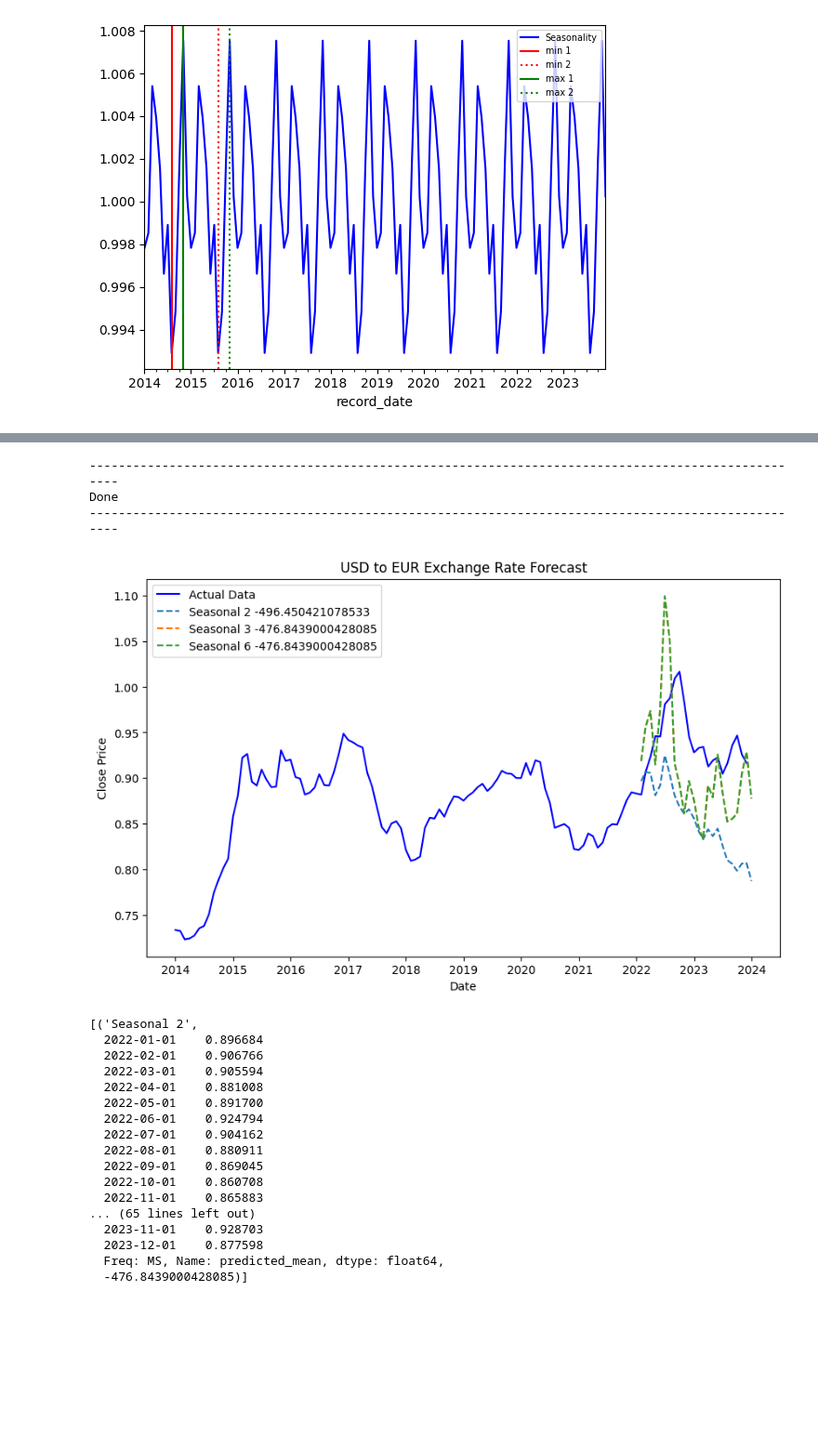
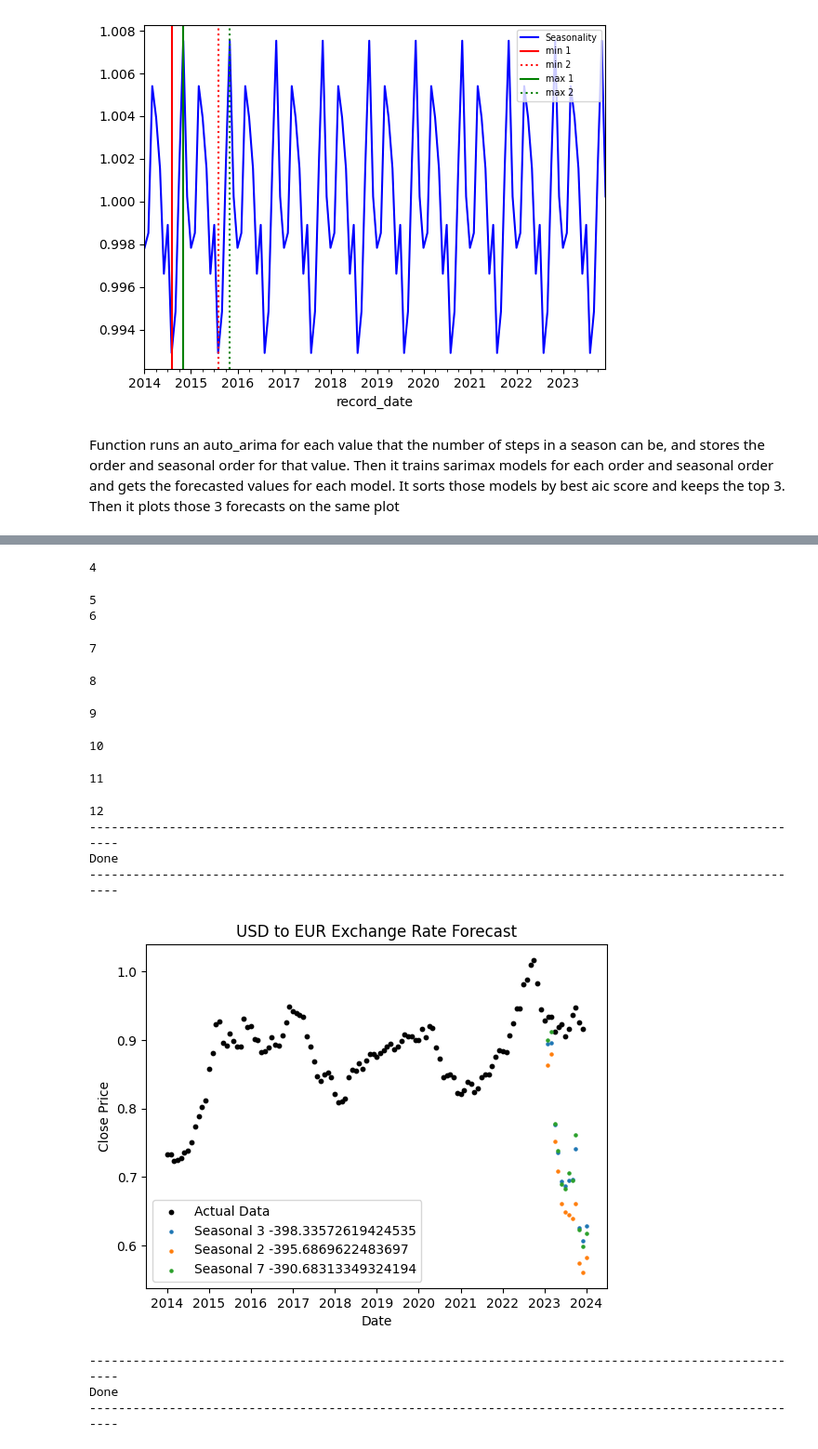
Before and after one commit to shayan1083/FinancialAnalysis, a Jupyter notebook: exchange_forecast.ipynb, the cells around one changed output, grey strips where cells are left out. Shown at 93% size. Cells and saved outputs as stored; diff of their text form; code cells hidden in the pictures; blank space fills up the shorter version.

```diff
--- a/exchange_forecast.ipynb
+++ b/exchange_forecast.ipynb
@@ -248,24 +334,5 @@ for m in season_orders:
-# %%
-for m in means:
-    print(m[2])
-# %%
-sorted_means = sorted(means, key=lambda x: x[2])[:4]
-# %%
-cmap =  plt.get_cmap('tab10')
-forecast_index = pd.date_range(start=usd_eur.index[train_size - 1], periods=len(test) + 1, freq='ME')[1:]
-plt.figure(figsize=(10, 6))
-plt.plot(usd_eur['monthly_return'], label='Actual Data', color='blue')
-for i, pair in enumerate(sorted_means):
-    name = pair[0]
-    forecast_mean = pair[1]
-    forecast_series = pd.Series(forecast_mean.values, index=forecast_index)
-    plt.plot(forecast_series, label=name, color=cmap(i%10), linestyle='--')
-
-plt.title('USD to EUR Exchange Rate Forecast')
-plt.xlabel('Date')
-plt.ylabel('Close Price')
-plt.legend()
-plt.show()
+# %% [markdown]
+Function runs an auto_arima for each value that the number of steps in a season can be, and stores the order and seasonal order for that value. Then it trains sarimax models for each order and seasonal order and gets the forecasted values for each model. It sorts those models by best aic score and keeps the top 3. Then it plots those 3 forecasts on the same plot
 # %%
 def do_all(target: pd.DataFrame, train_exogenous: pd.DataFrame, test_exogenous: pd.DataFrame, full_dataset, full_target, trend):
     print('-'*100)
@@ -289,10 +356,11 @@ def do_all(target: pd.DataFrame, train_exogenous: pd.DataFrame, test_exogenous:
         forecast = fit.get_forecast(steps=len(test), exog=test)
         forecast_mean = forecast.predicted_mean
         name = f'Seasonal {m}'
-        return name, forecast_mean, fit.hqic
+        return name, forecast_mean, fit.aic
 
     means = []
     for m in season_orders:
+        print(m)
         name, cur, aic = train_plot_sarimax(train=target, exo_var=train_exogenous, test=test_exogenous,order=season_orders[m][0], seasonal_order=season_orders[m][1])
         means.append((name, cur, aic))
     sorted_means = sorted(means, key=lambda x: x[2])[:3]
@@ -302,22 +370,24 @@ def do_all(target: pd.DataFrame, train_exogenous: pd.DataFrame, test_exogenous:
 
     cmap =  plt.get_cmap('tab10')
     forecast_index = pd.date_range(start=full_dataset.index[train_size - 1], periods=len(test_exogenous) + 1, freq='ME')[1:]
-    plt.figure(figsize=(10, 6))
-    plt.plot(full_target, label='Actual Data', color='blue')
+    plt.scatter(full_target.index, full_target, label='Actual Data', color='black', s=10)
     for i, pair in enumerate(sorted_means):
         name = pair[0] +' '+ str(pair[2])
         forecast_mean = pair[1]
         forecast_series = pd.Series(forecast_mean.values, index=forecast_index)
-        plt.plot(forecast_series, label=name, color=cmap(i%10), linestyle='--')
+        plt.scatter(forecast_series.index, forecast_series, label=name, color=cmap(i%10), s=5)
 
     plt.title('USD to EUR Exchange Rate Forecast')
     plt.xlabel('Date')
-    plt.ylabel('Close Price')
+    plt.ylabel('Close Exchange Rate')
     plt.legend()
     plt.show()
+    print('-'*100)
+    print('Done')
+    print('-'*100)
     return sorted_means[:3]
 # %%
-exo = ['CCI_Difference',
+exo1 = ['CCI_Difference',
        'Inflation_Difference',
        'GDP_Difference',
        'Interest_Difference']
@@ -335,7 +405,10 @@ exo3 = ['CCI_Difference',
        'Interest_Ratio']
 exo4 = ['Euro CCI', 'US CCI', 'Euro Inflation Rate', 'US Inflation Rate',
        'Euro_GDP_Growth', 'US_GDP_Growth', 'US Interest Rate', 'Euro Interest Rate']
-do_all(train['Close'], train[exo3], test[exo3], usd_eur, usd_eur['Close'], 'ct')
+exo5 = ['Euro CCI', 'US CCI', 'Euro Inflation Rate', 'US Inflation Rate',
+       'Euro_GDP_Growth', 'US_GDP_Growth', 'US Interest Rate', 'Euro Interest Rate',
+       'Inflation_Ratio','GDP_Ratio','Interest_Ratio']
+sorted_means = do_all(train['Close'], train[exo5], test[exo5], df, df['Close'], 'ct')
 # %% [output]
 ----------------------------------------------------------------------------------------------------
 Determining ARIMA Orders For Each Seasonality Steps Value
@@ -360,21 +430,16 @@ Training SARIMAX Models for each Order Found
-----------------------------------------------------------------------------------------------------
-Done
-----------------------------------------------------------------------------------------------------
+4
+5
+6
+7
+8
+9
+10
+11
+12
+----------------------------------------------------------------------------------------------------
+Done
+----------------------------------------------------------------------------------------------------
-[figure, old version]
+[figure, new version]
-[('Seasonal 2',
-  2022-01-01    0.896684
-  2022-02-01    0.906766
-  2022-03-01    0.905594
-  2022-04-01    0.881008
-  2022-05-01    0.891700
-  2022-06-01    0.924794
-  2022-07-01    0.904162
-  2022-08-01    0.880911
-  2022-09-01    0.869045
-  2022-10-01    0.860708
-  2022-11-01    0.865883
-... (65 lines left out)
-  2023-11-01    0.928703
-  2023-12-01    0.877598
-  Freq: MS, Name: predicted_mean, dtype: float64,
-  -476.8439000428085)]
+----------------------------------------------------------------------------------------------------
+Done
+----------------------------------------------------------------------------------------------------
```
Also changed, not shown: parts of 73 cells of this notebook, 6 other files.
